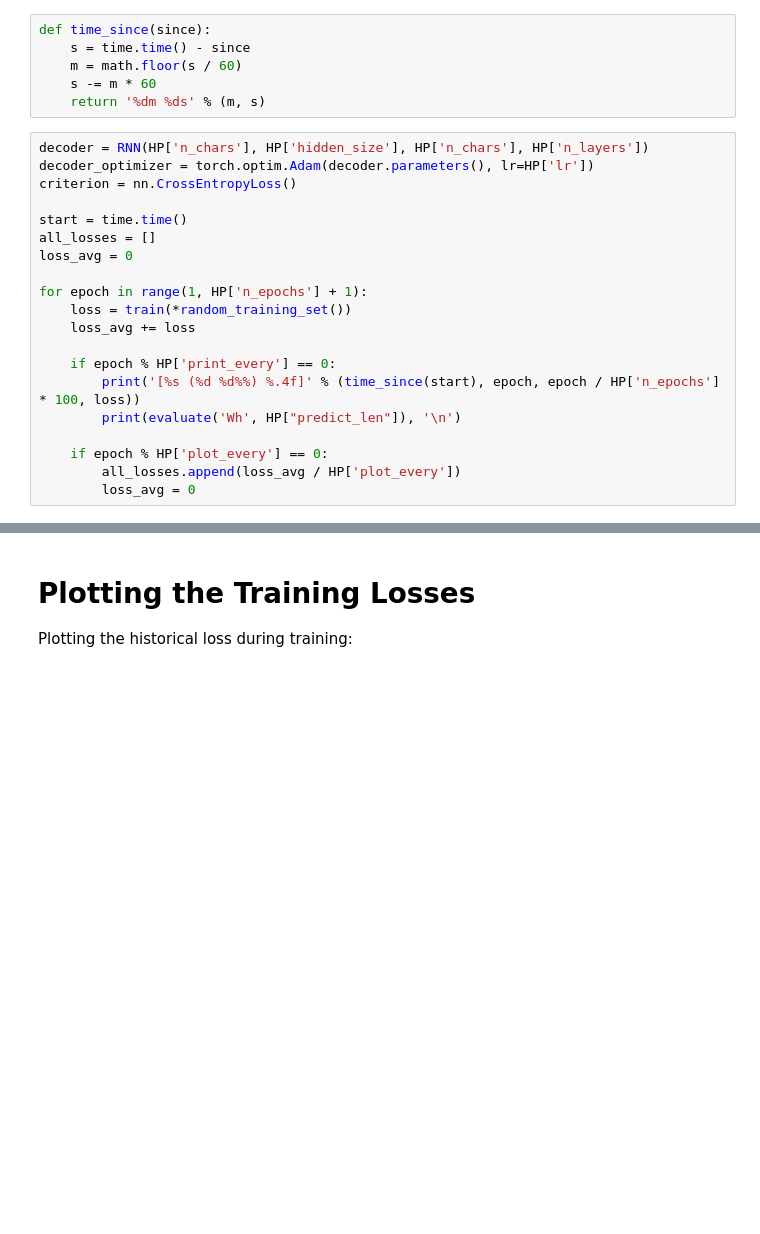
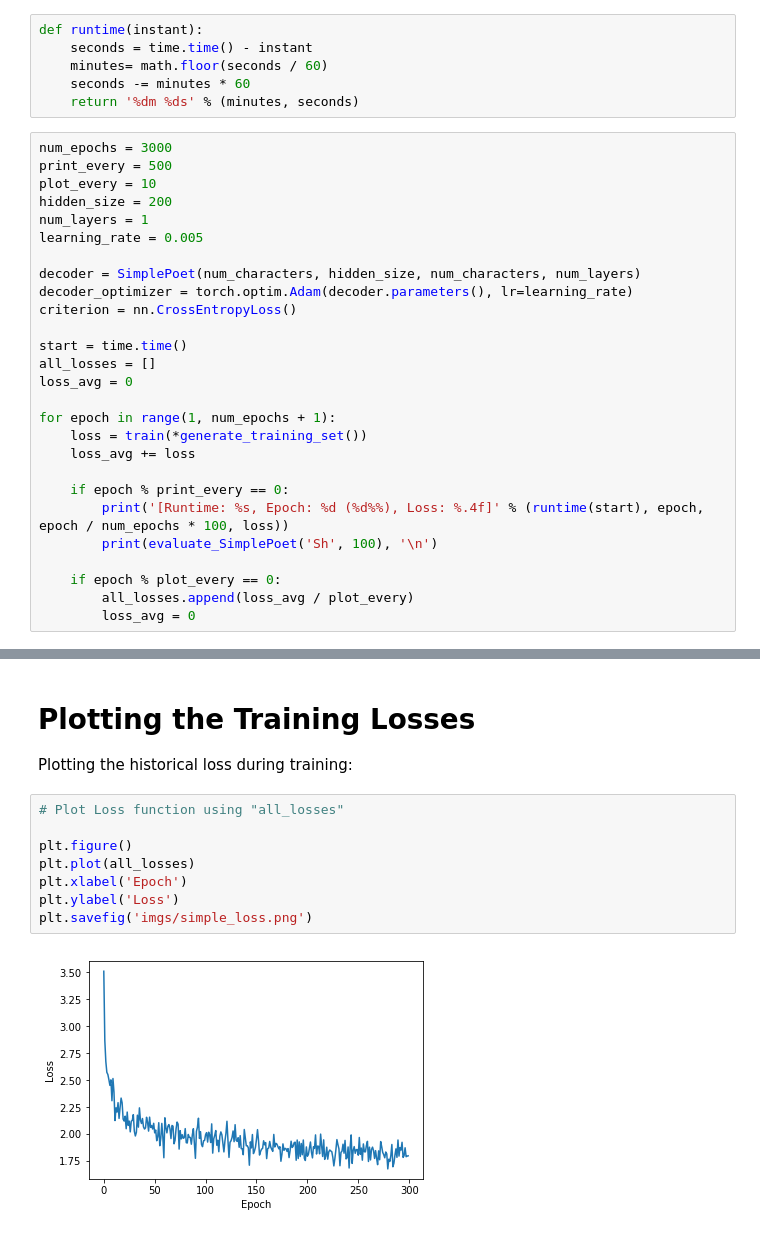
Before and after one commit to tbonza/rose, a Jupyter notebook: HW2_CS7180/problem.ipynb, the cells around one changed output, grey strips where cells are left out. Cells and saved outputs as stored; diff of their text form; blank space fills up the shorter version.

```diff
--- a/HW2_CS7180/problem.ipynb
+++ b/HW2_CS7180/problem.ipynb
@@ -205,27 +124,34 @@ def train(inp, target):
 # %%
-def time_since(since):
-    s = time.time() - since
-    m = math.floor(s / 60)
-    s -= m * 60
-    return '%dm %ds' % (m, s)
+def runtime(instant):
+    seconds = time.time() - instant
+    minutes= math.floor(seconds / 60)
+    seconds -= minutes * 60
+    return '%dm %ds' % (minutes, seconds)
 # %%
-decoder = RNN(HP['n_chars'], HP['hidden_size'], HP['n_chars'], HP['n_layers'])
-decoder_optimizer = torch.optim.Adam(decoder.parameters(), lr=HP['lr'])
+num_epochs = 3000
+print_every = 500
+plot_every = 10
+hidden_size = 200
+num_layers = 1
+learning_rate = 0.005
+
+decoder = SimplePoet(num_characters, hidden_size, num_characters, num_layers)
+decoder_optimizer = torch.optim.Adam(decoder.parameters(), lr=learning_rate)
 criterion = nn.CrossEntropyLoss()
 
 start = time.time()
 all_losses = []
 loss_avg = 0
 
-for epoch in range(1, HP['n_epochs'] + 1):
-    loss = train(*random_training_set())
+for epoch in range(1, num_epochs + 1):
+    loss = train(*generate_training_set())
     loss_avg += loss
 
-    if epoch % HP['print_every'] == 0:
-        print('[%s (%d %d%%) %.4f]' % (time_since(start), epoch, epoch / HP['n_epochs'] * 100, loss))
-        print(evaluate('Wh', HP["predict_len"]), '\n')
+    if epoch % print_every == 0:
+        print('[Runtime: %s, Epoch: %d (%d%%), Loss: %.4f]' % (runtime(start), epoch, epoch / num_epochs * 100, loss))
+        print(evaluate_SimplePoet('Sh', 100), '\n')
 
-    if epoch % HP['plot_every'] == 0:
-        all_losses.append(loss_avg / HP['plot_every'])
+    if epoch % plot_every == 0:
+        all_losses.append(loss_avg / plot_every)
         loss_avg = 0
 # %% [output]
@@ -234,3 +176,13 @@ KeyboardInterrupt:
 # Plotting the Training Losses
 
 Plotting the historical loss during training:
+# %%
+# Plot Loss function using "all_losses"
+
+plt.figure()
+plt.plot(all_losses)
+plt.xlabel('Epoch')
+plt.ylabel('Loss')
+plt.savefig('imgs/simple_loss.png')
+# %% [output]
+[figure, added]
```
Also changed, not shown: parts of 36 cells of this notebook.
